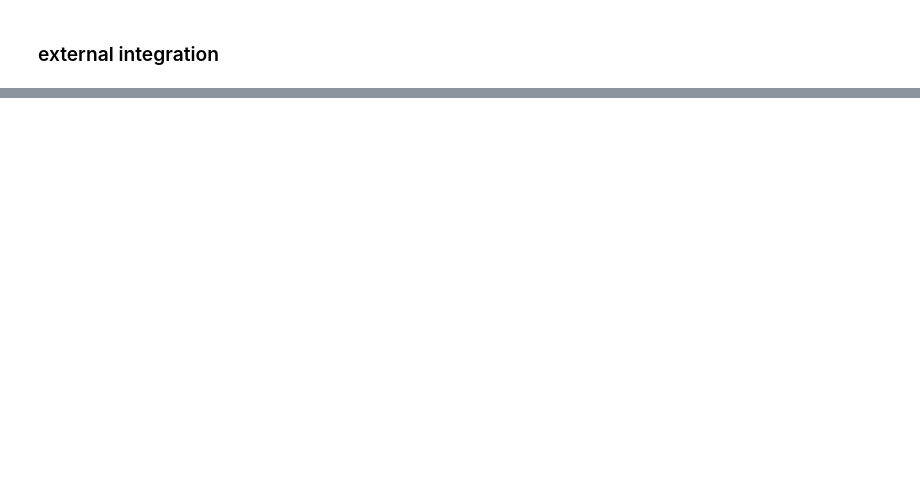
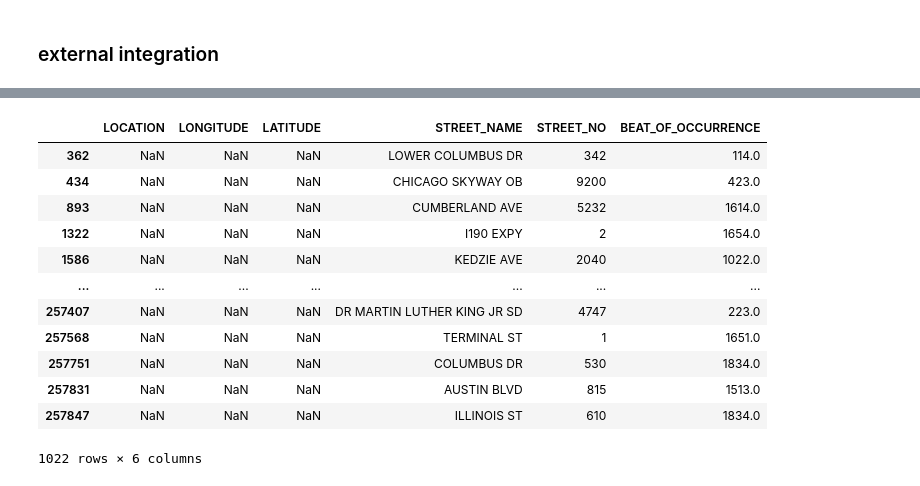
Before and after one commit to SaraHoxha/lds-dw-modelling, a Jupyter notebook: Data Understanding/integrate_data_crashes.ipynb, the cells around one changed output, grey strips where cells are left out. Saved outputs shown, nothing was run; the diff lists cells and outputs as text; code cells hidden in the pictures; blank space fills up the shorter version.

```diff
--- a/Data Understanding/integrate_data_crashes.ipynb
+++ b/Data Understanding/integrate_data_crashes.ipynb
@@ -94,0 +58,18 @@ no idea about REPORT_TYPE and MOST_SEVERE_INJURY so will need to check the value
+# %%
+#get the filtered data where the location info are missing
+filtered_geo_data_df = only_geo_data_df[only_geo_data_df[['LONGITUDE', 'LATITUDE', 'LOCATION']].isna().any(axis=1)]
+filtered_geo_data_df
+# %% [output]
+|  | LOCATION | LONGITUDE | LATITUDE | STREET_NAME | STREET_NO | BEAT_OF_OCCURRENCE |
+| 362 | NaN | NaN | NaN | LOWER COLUMBUS DR | 342 | 114.0 |
+| 434 | NaN | NaN | NaN | CHICAGO SKYWAY OB | 9200 | 423.0 |
+| 893 | NaN | NaN | NaN | CUMBERLAND AVE | 5232 | 1614.0 |
+| 1322 | NaN | NaN | NaN | I190 EXPY | 2 | 1654.0 |
+| 1586 | NaN | NaN | NaN | KEDZIE AVE | 2040 | 1022.0 |
+| ... | ... | ... | ... | ... | ... | ... |
+| 257407 | NaN | NaN | NaN | DR MARTIN LUTHER KING JR SD | 4747 | 223.0 |
+| 257568 | NaN | NaN | NaN | TERMINAL ST | 1 | 1651.0 |
+| 257751 | NaN | NaN | NaN | COLUMBUS DR | 530 | 1834.0 |
+| 257831 | NaN | NaN | NaN | AUSTIN BLVD | 815 | 1513.0 |
+| 257847 | NaN | NaN | NaN | ILLINOIS ST | 610 | 1834.0 |
+1022 rows × 6 columns
```
Also changed, not shown: parts of 33 cells of this notebook, 5 other files.
